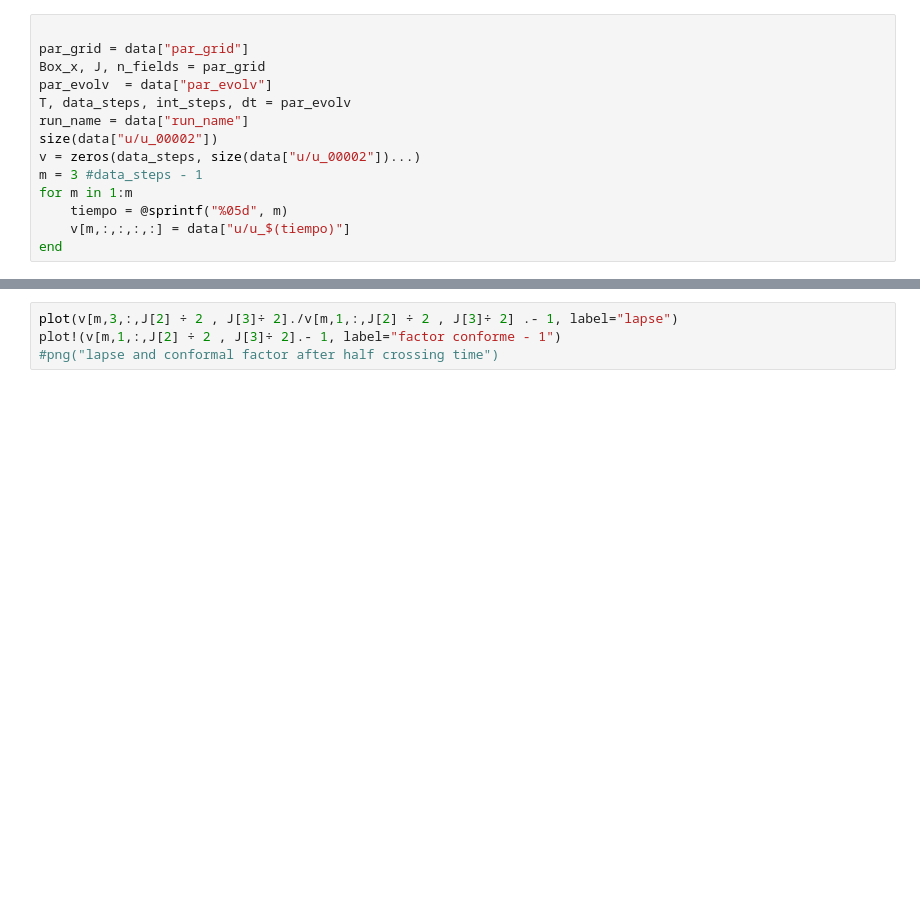
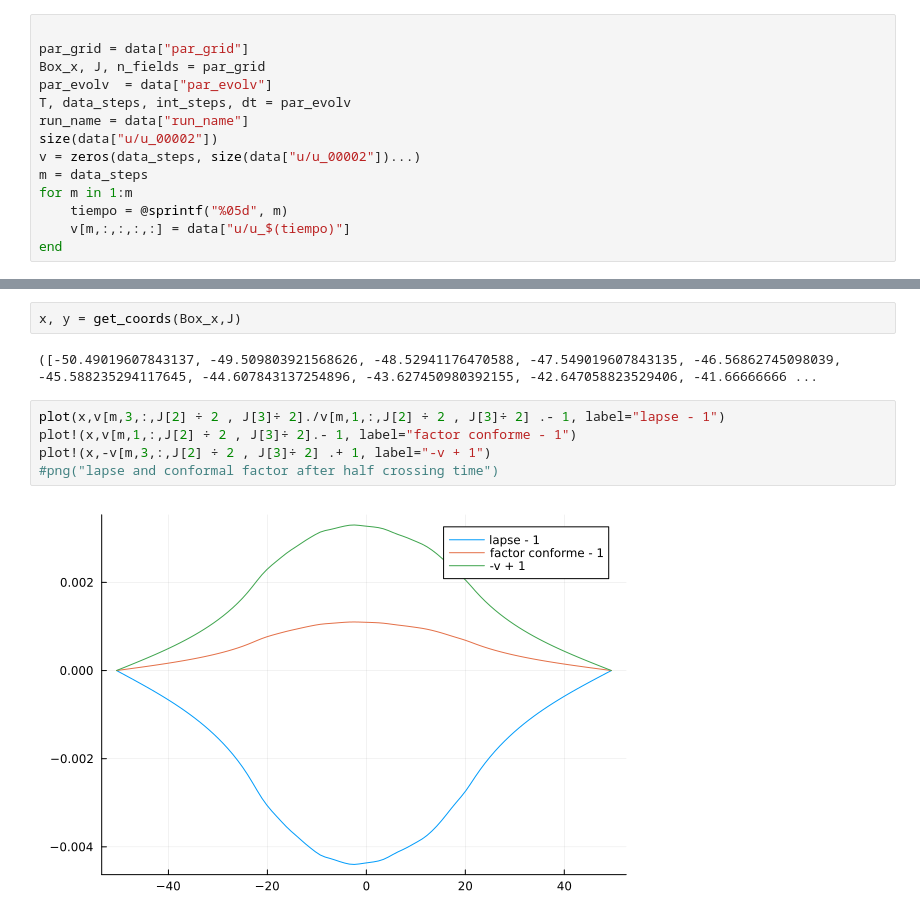
Before and after one commit to reula/boson, a Jupyter notebook: post_proc.ipynb, the cells around one changed output, grey strips where cells are left out. Cells and saved outputs as stored; diff of their text form; blank space fills up the shorter version.

```diff
--- a/post_proc.ipynb
+++ b/post_proc.ipynb
@@ -31,7 +55,7 @@ T, data_steps, int_steps, dt = par_evolv
 run_name = data["run_name"]
 size(data["u/u_00002"])
 v = zeros(data_steps, size(data["u/u_00002"])...)
-m = 3 #data_steps - 1
+m = data_steps
 for m in 1:m
     tiempo = @sprintf("%05d", m)
     v[m,:,:,:,:] = data["u/u_$(tiempo)"]
@@ -42,7 +68,14 @@ heatmap(v[m,1,:,:,J[3] ÷ 2].-1, aspectratio=1 )
+# %%
+x, y = get_coords(Box_x,J)
+# %% [output]
+([-50.49019607843137, -49.509803921568626, -48.52941176470588, -47.549019607843135, -46.56862745098039, -45.588235294117645, -44.607843137254896, -43.627450980392155, -42.647058823529406, -41.66666666 ...
 # %%
-plot(v[m,3,:,J[2] ÷ 2 , J[3]÷ 2]./v[m,1,:,J[2] ÷ 2 , J[3]÷ 2] .- 1, label="lapse")
-plot!(v[m,1,:,J[2] ÷ 2 , J[3]÷ 2].- 1, label="factor conforme - 1")
+plot(x,v[m,3,:,J[2] ÷ 2 , J[3]÷ 2]./v[m,1,:,J[2] ÷ 2 , J[3]÷ 2] .- 1, label="lapse - 1")
+plot!(x,v[m,1,:,J[2] ÷ 2 , J[3]÷ 2].- 1, label="factor conforme - 1")
+plot!(x,-v[m,3,:,J[2] ÷ 2 , J[3]÷ 2] .+ 1, label="-v + 1")
 #png("lapse and conformal factor after half crossing time")
+# %% [output]
+[figure, added]
 # %%
 #m = 9
 plot([get_norm_time(v,i)[1].-1 for i in 1:m], label="ϕ - 1" )
```
Also changed, not shown: parts of 7 cells of this notebook, 3 other files.
